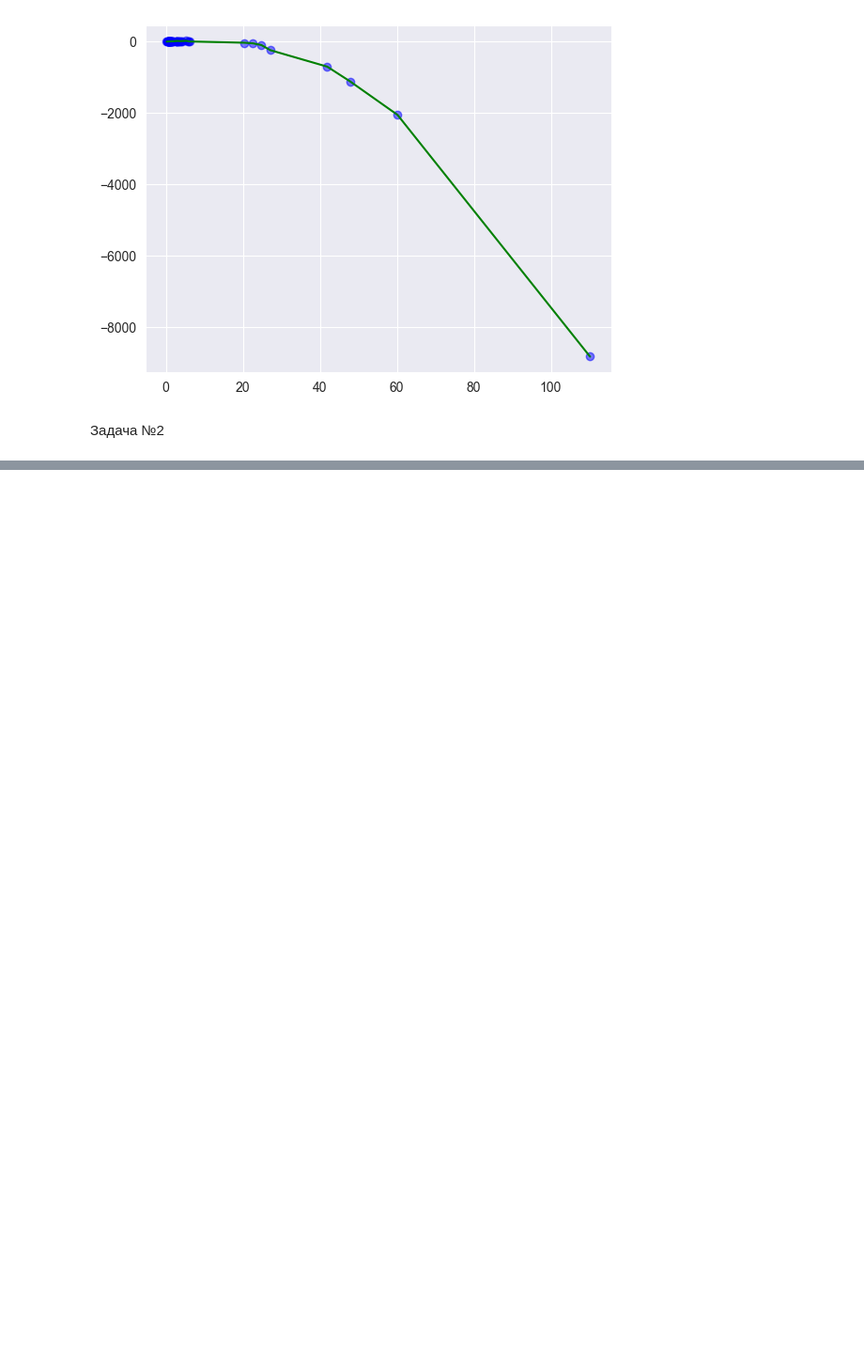
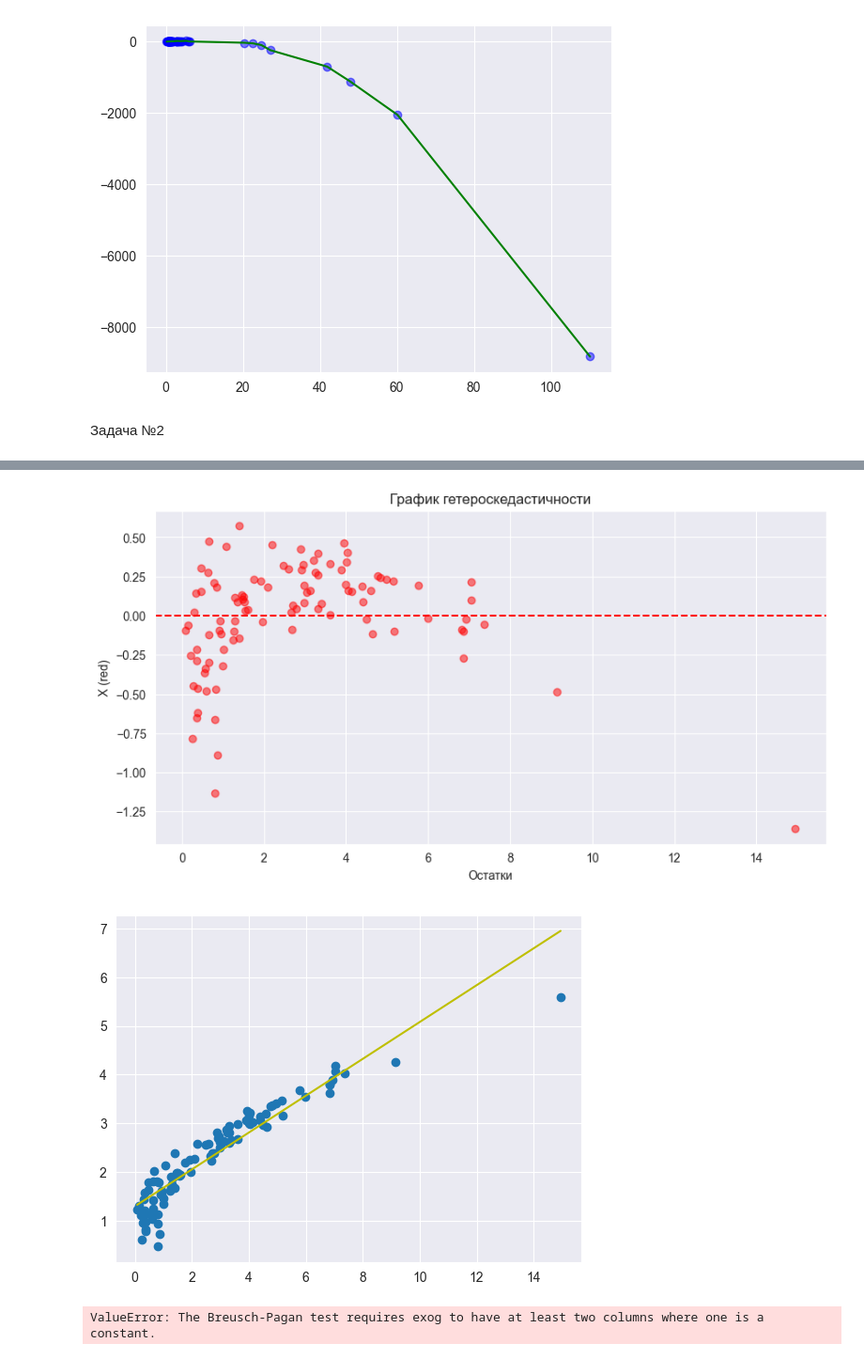
Before and after one commit to Saharochekl/DataAn2024, a Jupyter notebook: 29_03(T6_V3).ipynb, the cells around one changed output, grey strips where cells are left out. Shown at 94% size. Drawn from its saved outputs; the diff is of its cells as text; code cells hidden in the pictures; blank space fills up the shorter version.

```diff
--- a/29_03(T6_V3).ipynb
+++ b/29_03(T6_V3).ipynb
@@ -163,3 +163,74 @@ plt.show()
 [figure]
 # %% [markdown]
 Задача №2
+# %%
+
+
+X0 = np.ones(100)
+X = np.random.chisquare(3,100)
+X.sort()
+X2 = X**2
+eps = np.random.normal(0,1,size=X.shape)
+temp = 2*X + X0 + eps
+print(temp, "\n", "\n", np.sqrt(temp), "\n", "\n")
+
+Y = np.sqrt(abs(2*X + X0 + eps))
+Y2 = X2 + eps
+
+# ---------------------------------------------------------------------------------------------
+# ----------------------------------- X&Y -----------------------------------------------------
+# ---------------------------------------------------------------------------------------------
+
+Xmat =  sm.add_constant(np.column_stack((X0, X)))
+model = sm.OLS(Y, Xmat).fit()
+
+test01 = ssa.het_breuschpagan(model.resid**2, Xmat)
+print("Тест на Гетероск для OLS : ",test01)
+
+test02 = ssa.het_white(model.resid**2, Xmat)
+print("Тест на Гетероск для OLS (White): ",test02)
+
+b = model.params
+print("Coefficients :", b)
+
+plt.figure(figsize=(10, 5))
+plt.scatter(X, model.resid,color = 'r', alpha=0.5)
+plt.axhline(y=0, color='red', linestyle='--')
+plt.title('График гетероскедастичности')
+plt.xlabel('Остатки')
+plt.ylabel('X (red)')
+plt.show()
+Yplt = b[0] + b[1]*X
+
+plt.scatter(X, Y)
+plt.plot(X, Yplt, color='y')
+plt.show()
+
+# ---------------------------------------------------------------------------------------------
+# ----------------------------------- X2&Y2 -----------------------------------------------------
+# ---------------------------------------------------------------------------------------------
+
+Xmat =  sm.add_constant(np.column_stack((X0, X2)))
+model = sm.OLS(Y, Xmat).fit()
+
+test01 = ssa.het_breuschpagan(model.resid**2, Xmat)
+print("Тест на Гетероск для OLS : ",test01)
+
+test02 = ssa.het_white(model.resid**2, Xmat)
+print("Тест на Гетероск для OLS (White): ",test02)
+
+b = model.params
+print("Coefficients :", b)
+plt.figure(figsize=(10, 5))
+plt.scatter(X2, model.resid,color = 'r', alpha=0.5)
+plt.axhline(y=0, color='red', linestyle='--')
+plt.title('График гетероскедастичности')
+plt.xlabel('Остатки')
+plt.ylabel('X2 (red)')
+plt.show()
+Yplt = b[0] + b[1]*X2
+
+plt.scatter(X2, Y)
+plt.plot(X2, Yplt, color='g')
+plt.show()
+# %% [output]
@@ -165,0 +254,3 @@ plt.show()
+[figure, added]
+[figure, added]
+ValueError: The Breusch-Pagan test requires exog to have at least two columns where one is a constant.
```
Also changed, not shown: parts of 1 cell of this notebook, 1 other file.
